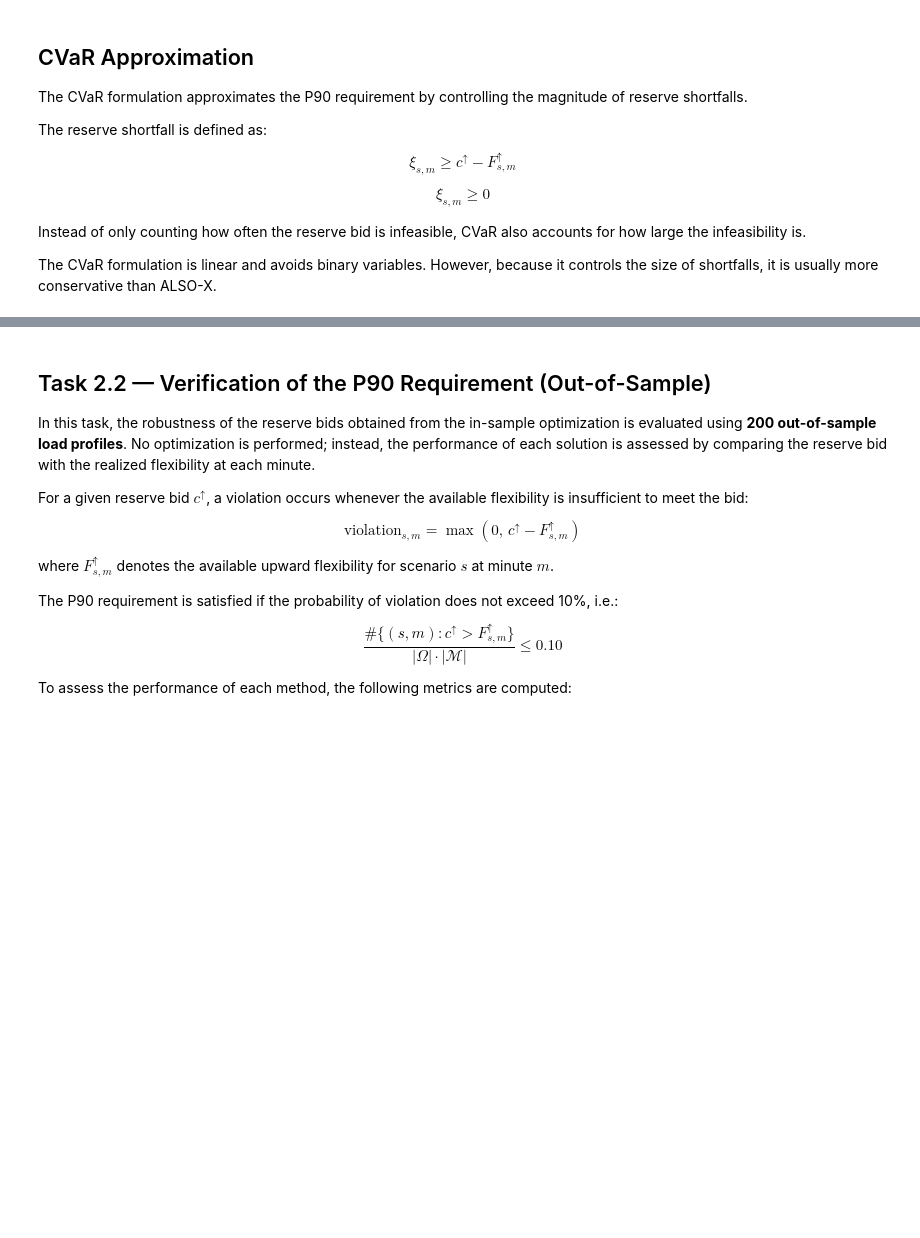
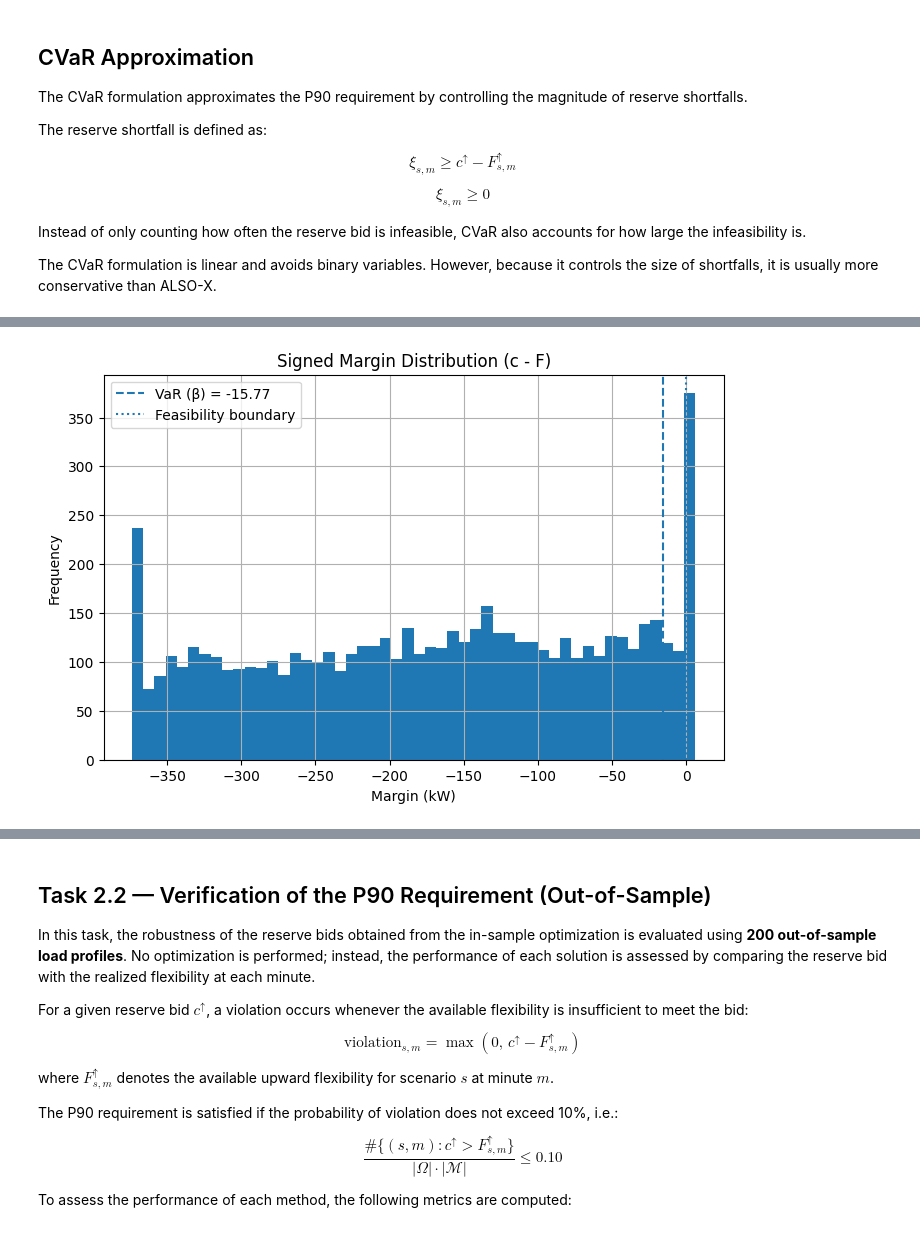
Before and after one commit to KonstantinosKountras/46755-offering-strategy_Asgn2, a Jupyter notebook: notebooks/Task2-3_P-SensitivityALSOX.ipynb, the cells around one changed output, grey strips where cells are left out. Cells and saved outputs as stored; diff of their text form; code cells hidden in the pictures; blank space fills up the shorter version.

```diff
--- a/notebooks/Task2-3_P-SensitivityALSOX.ipynb
+++ b/notebooks/Task2-3_P-SensitivityALSOX.ipynb
@@ -232,0 +229,93 @@ beta value: 0.00
+# %%
+# ============================================
+# EXTENDED RESULTS — CVaR ANALYSIS
+# ============================================
+
+import numpy as np
+import matplotlib.pyplot as plt
+
+if model_cvar.status == GRB.OPTIMAL:
+
+    c_val = c_up_cvar.X
+    beta_val = beta.X
+
+    print("\n========== EXTENDED CVaR ANALYSIS ==========")
+
+    # -----------------------------
+    # 1. Signed margin (model view)
+    # -----------------------------
+    margin = c_val - F_up_in
+    margin_flat = margin.flatten()
+
+    # -----------------------------
+    # 2. TRUE violations (engineering view)
+    # -----------------------------
+    violations = np.maximum(0, margin)
+    violations_flat = violations.flatten()
+
+    # -----------------------------
+    # 3. Metrics
+    # -----------------------------
+    N_total = N_in * M
+
+    num_violations = np.sum(violations_flat > 0)
+    violation_rate = num_violations / N_total
+
+    avg_violation = violations_flat.mean()
+    max_violation = violations_flat.max()
+
+    # conditional average (only when violation happens)
+    if num_violations > 0:
+        avg_violation_cond = violations_flat[violations_flat > 0].mean()
+    else:
+        avg_violation_cond = 0.0
+
+    print(f"VaR (beta): {beta_val:.4f}")
+    print(f"Number of violations: {num_violations} / {N_total}")
+    print(f"Violation rate: {violation_rate*100:.2f}%")
+    print(f"Average violation (all): {avg_violation:.4f} kW")
+    print(f"Average violation (given violation): {avg_violation_cond:.4f} kW")
+    print(f"Max violation: {max_violation:.4f} kW")
+
+    # -----------------------------
+    # 4. PLOT — signed margin
+    # -----------------------------
+    plt.figure(figsize=(8,5))
+    plt.hist(margin_flat, bins=50)
+    plt.axvline(beta_val, linestyle="--", label=f"VaR (β) = {beta_val:.2f}")
+    plt.axvline(0, linestyle=":", label="Feasibility boundary")
+    plt.title("Signed Margin Distribution (c - F)")
+    plt.xlabel("Margin (kW)")
+    plt.ylabel("Frequency")
+    plt.legend()
+    plt.grid()
+    plt.show()
+
+    # -----------------------------
+    # 5. PLOT — TRUE violations
+    # -----------------------------
+    plt.figure(figsize=(8,5))
+    plt.hist(violations_flat, bins=50)
+    plt.title("Violation Distribution (max(0, c - F))")
+    plt.xlabel("Violation (kW)")
+    plt.ylabel("Frequency")
+    plt.grid()
+    plt.show()
+
+    # -----------------------------
+    # 6. OPTIONAL — empirical VaR/CVaR on violations
+    # -----------------------------
+    alpha = 0.10
+    threshold = np.quantile(violations_flat, 1 - alpha)
+
+    tail = violations_flat[violations_flat >= threshold]
+
+    if len(tail) > 0:
+        CVaR_emp = tail.mean()
+    else:
+        CVaR_emp = 0.0
+
+    print("\nEmpirical (violation-based) metrics:")
+    print(f"VaR (90%) on violations: {threshold:.4f} kW")
+    print(f"CVaR (90%) on violations: {CVaR_emp:.4f} kW")
+# %% [output]
@@ -232,0 +329 @@ beta value: 0.00
+[figure, added]
```
Also changed, not shown: parts of 9 cells of this notebook, 6 other files.
